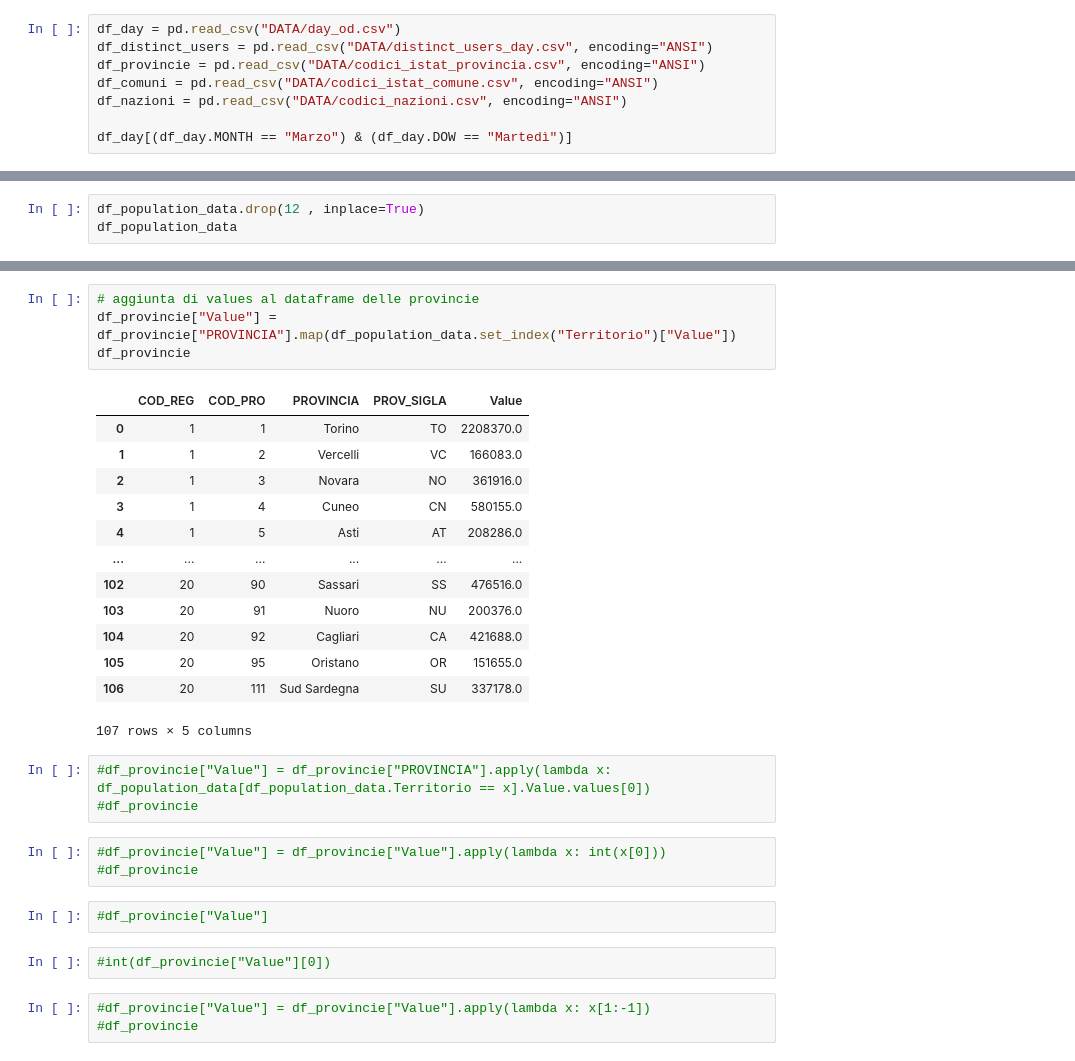
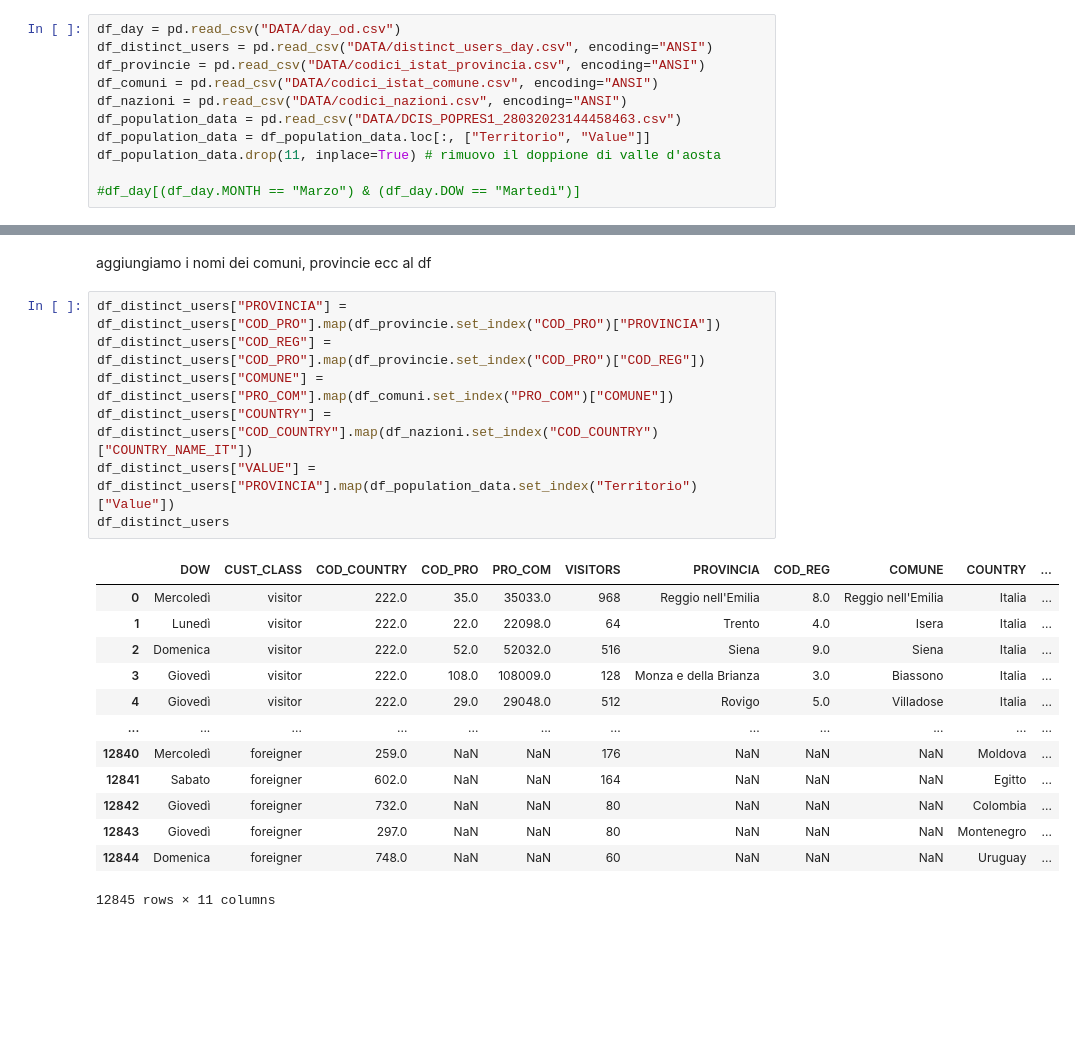
Before and after one commit to nico1654/project_work, a Jupyter notebook: Project_Work.ipynb, the cells around one changed output, grey strips where cells are left out. Cells and saved outputs as stored; diff of their text form; blank space fills up the shorter version.

```diff
--- a/Project_Work.ipynb
+++ b/Project_Work.ipynb
@@ -56,5 +58,8 @@ df_distinct_users = pd.read_csv("DATA/distinct_users_day.csv", encoding="ANSI")
 df_provincie = pd.read_csv("DATA/codici_istat_provincia.csv", encoding="ANSI")
 df_comuni = pd.read_csv("DATA/codici_istat_comune.csv", encoding="ANSI")
 df_nazioni = pd.read_csv("DATA/codici_nazioni.csv", encoding="ANSI")
+df_population_data = pd.read_csv("DATA/DCIS_POPRES1_28032023144458463.csv")
+df_population_data = df_population_data.loc[:, ["Territorio", "Value"]]
+df_population_data.drop(11, inplace=True) # rimuovo il doppione di valle d'aosta
 
-df_day[(df_day.MONTH == "Marzo") & (df_day.DOW == "Martedì")]
+#df_day[(df_day.MONTH == "Marzo") & (df_day.DOW == "Martedì")]
@@ -190,3 +65,0 @@ df_population_data.sort_values("Value", ascending=True)
-# %%
-df_population_data.drop(12 , inplace=True)
-df_population_data
@@ -241,31 +98,23 @@ df_population_data
-# %%
-# aggiunta di values al dataframe delle provincie
-df_provincie["Value"] = df_provincie["PROVINCIA"].map(df_population_data.set_index("Territorio")["Value"])
-df_provincie
-# %% [output]
-|  | COD_REG | COD_PRO | PROVINCIA | PROV_SIGLA | Value |
-| 0 | 1 | 1 | Torino | TO | 2208370.0 |
-| 1 | 1 | 2 | Vercelli | VC | 166083.0 |
-| 2 | 1 | 3 | Novara | NO | 361916.0 |
-| 3 | 1 | 4 | Cuneo | CN | 580155.0 |
-| 4 | 1 | 5 | Asti | AT | 208286.0 |
-| ... | ... | ... | ... | ... | ... |
-| 102 | 20 | 90 | Sassari | SS | 476516.0 |
-| 103 | 20 | 91 | Nuoro | NU | 200376.0 |
-| 104 | 20 | 92 | Cagliari | CA | 421688.0 |
-| 105 | 20 | 95 | Oristano | OR | 151655.0 |
-| 106 | 20 | 111 | Sud Sardegna | SU | 337178.0 |
-107 rows × 5 columns
-# %%
-#df_provincie["Value"] = df_provincie["PROVINCIA"].apply(lambda x: df_population_data[df_population_data.Territorio == x].Value.values[0])
-#df_provincie
-# %%
-#df_provincie["Value"] = df_provincie["Value"].apply(lambda x: int(x[0]))
-#df_provincie
-# %%
-#df_provincie["Value"]
-# %%
-#int(df_provincie["Value"][0])
-# %%
-#df_provincie["Value"] = df_provincie["Value"].apply(lambda x: x[1:-1])
-#df_provincie
+# %% [markdown]
+aggiungiamo i nomi dei comuni, provincie ecc al df
+# %%
+df_distinct_users["PROVINCIA"] = df_distinct_users["COD_PRO"].map(df_provincie.set_index("COD_PRO")["PROVINCIA"])
+df_distinct_users["COD_REG"] = df_distinct_users["COD_PRO"].map(df_provincie.set_index("COD_PRO")["COD_REG"])
+df_distinct_users["COMUNE"] = df_distinct_users["PRO_COM"].map(df_comuni.set_index("PRO_COM")["COMUNE"])
+df_distinct_users["COUNTRY"] = df_distinct_users["COD_COUNTRY"].map(df_nazioni.set_index("COD_COUNTRY")["COUNTRY_NAME_IT"])
+df_distinct_users["VALUE"] = df_distinct_users["PROVINCIA"].map(df_population_data.set_index("Territorio")["Value"])
+df_distinct_users
+# %% [output]
+|  | DOW | CUST_CLASS | COD_COUNTRY | COD_PRO | PRO_COM | VISITORS | PROVINCIA | COD_REG | COMUNE | COUNTRY | ... |
+| 0 | Mercoledì | visitor | 222.0 | 35.0 | 35033.0 | 968 | Reggio nell'Emilia | 8.0 | Reggio nell'Emilia | Italia | ... |
+| 1 | Lunedì | visitor | 222.0 | 22.0 | 22098.0 | 64 | Trento | 4.0 | Isera | Italia | ... |
+| 2 | Domenica | visitor | 222.0 | 52.0 | 52032.0 | 516 | Siena | 9.0 | Siena | Italia | ... |
+| 3 | Giovedì | visitor | 222.0 | 108.0 | 108009.0 | 128 | Monza e della Brianza | 3.0 | Biassono | Italia | ... |
+| 4 | Giovedì | visitor | 222.0 | 29.0 | 29048.0 | 512 | Rovigo | 5.0 | Villadose | Italia | ... |
+| ... | ... | ... | ... | ... | ... | ... | ... | ... | ... | ... | ... |
+| 12840 | Mercoledì | foreigner | 259.0 | NaN | NaN | 176 | NaN | NaN | NaN | Moldova | ... |
+| 12841 | Sabato | foreigner | 602.0 | NaN | NaN | 164 | NaN | NaN | NaN | Egitto | ... |
+| 12842 | Giovedì | foreigner | 732.0 | NaN | NaN | 80 | NaN | NaN | NaN | Colombia | ... |
+| 12843 | Giovedì | foreigner | 297.0 | NaN | NaN | 80 | NaN | NaN | NaN | Montenegro | ... |
+| 12844 | Domenica | foreigner | 748.0 | NaN | NaN | 60 | NaN | NaN | NaN | Uruguay | ... |
+12845 rows × 11 columns
```
Also changed, not shown: parts of 47 cells of this notebook.
